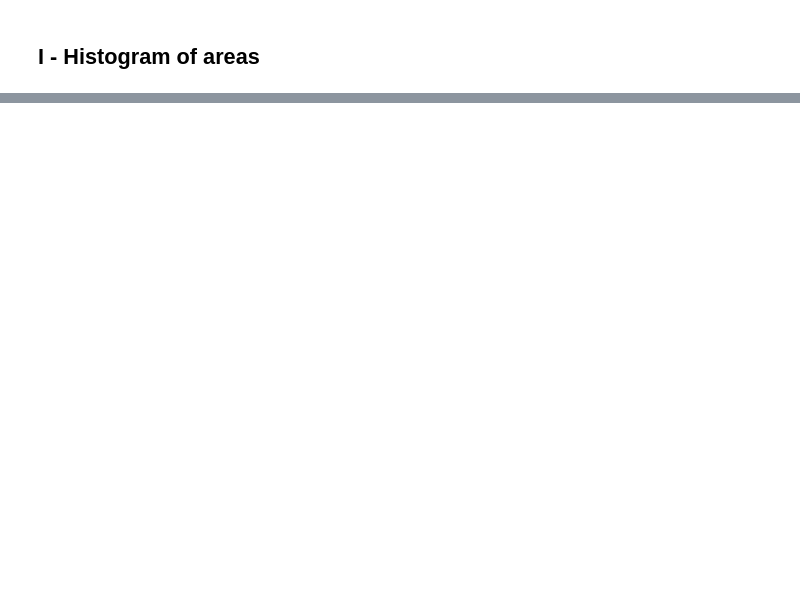
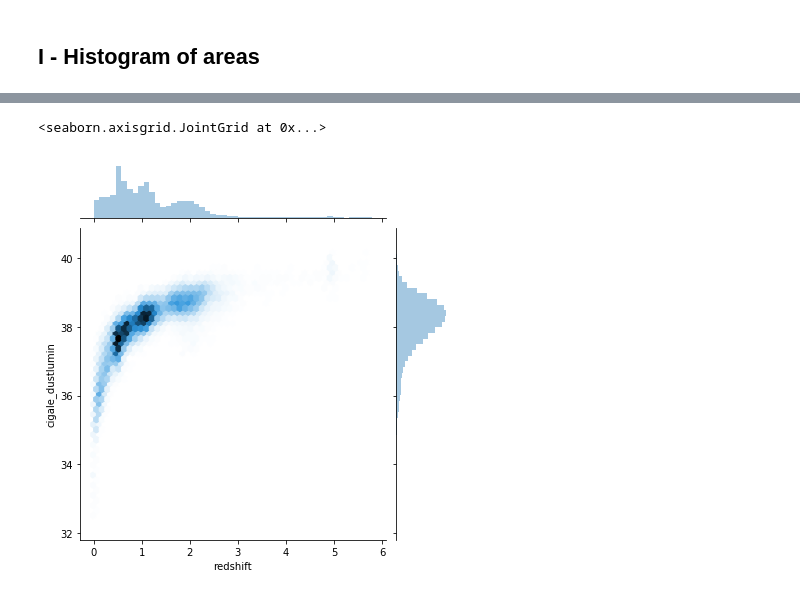
Before and after one commit to raphaelshirley/LuminosityFunction, a Jupyter notebook: 3_servs_lf.ipynb, the cells around one changed output, grey strips where cells are left out. Cells and saved outputs as stored; diff of their text form; code cells hidden in the pictures; blank space fills up the shorter version.

```diff
--- a/3_servs_lf.ipynb
+++ b/3_servs_lf.ipynb
@@ -187,0 +90,5 @@ Vmax.write("data/vmax_ELAIS-N1.fits", overwrite=True)
+# %%
+sns.jointplot(catalogue['redshift'], np.log10(catalogue['cigale_dustlumin']), kind="hex")#, color="#4CB391")
+# %% [output]
+<seaborn.axisgrid.JointGrid at 0x...>
+[figure, added]
```
Also changed, not shown: parts of 63 cells of this notebook, 2 other files.
